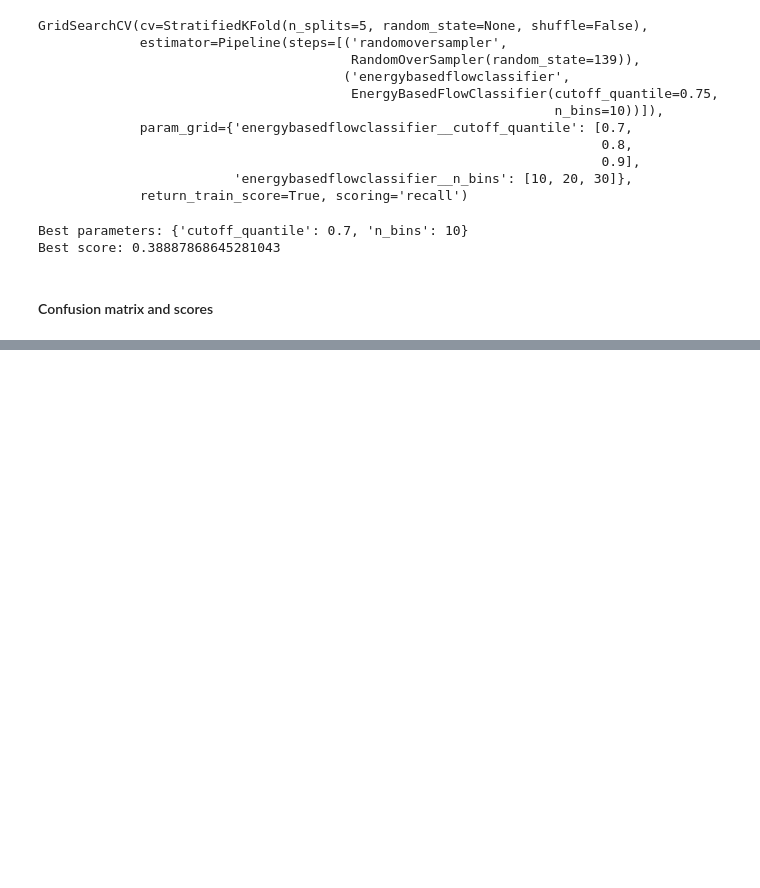
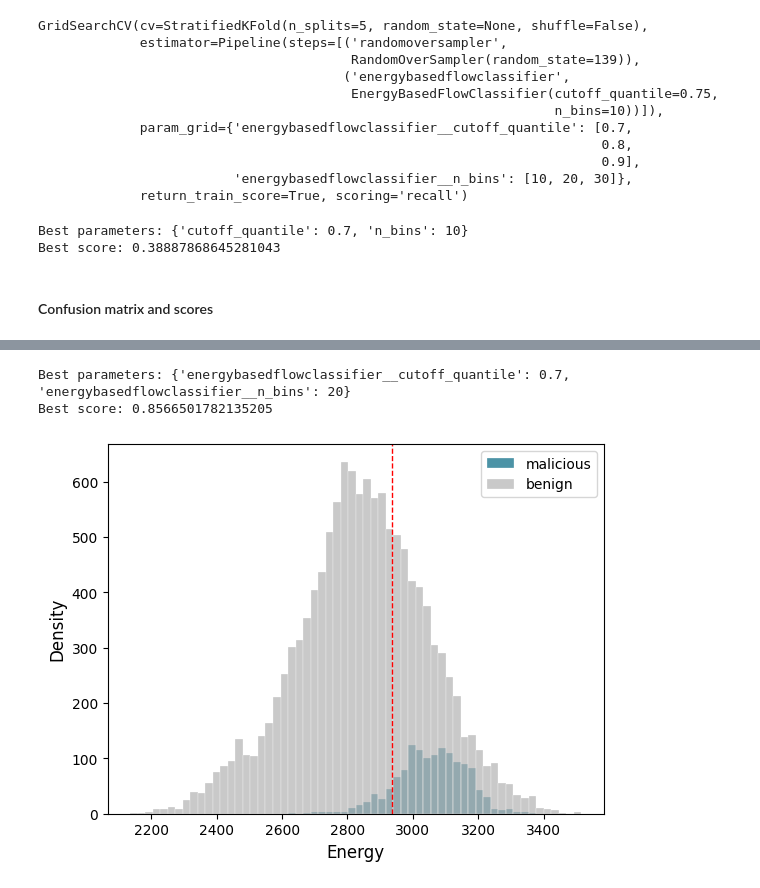
Before and after one commit to kevinsantana/PPCA-UnB-Dissertation, a Jupyter notebook: models/notebooks/efc_v2 copy.ipynb, the cells around one changed output, grey strips where cells are left out. Saved outputs shown, nothing was run; the diff lists cells and outputs as text; code cells hidden in the pictures; blank space fills up the shorter version.

```diff
--- a/models/notebooks/efc_v2 copy.ipynb
+++ b/models/notebooks/efc_v2 copy.ipynb
@@ -1165,0 +1428,7 @@ Average Cross Validation Recall score: 0.8553893545807292
+# %%
+new_params = {'energybasedflowclassifier__' + key: efc_params[key] for key in efc_params}
+# %%
+smote_efc = GridSearchCV(smote_pipeline, param_grid=new_params, cv=kf, scoring='recall',
+                        return_train_score=True)
+# %%
+smote_efc.fit(X_train, y_train)
@@ -1165,0 +1446,46 @@ Average Cross Validation Recall score: 0.8553893545807292
+# %%
+print('Best parameters:', smote_efc.best_params_)
+print('Best score:', smote_efc.best_score_)
+# %% [output]
+Best parameters: {'energybasedflowclassifier__cutoff_quantile': 0.7, 'energybasedflowclassifier__n_bins': 20}
+Best score: 0.8566501782135205
+# %%
+y_pred, y_energies = smote_efc.best_estimator_.named_steps['energybasedflowclassifier'].predict(X_test, return_energies=True)
+# %%
+# ploting energies
+benign = np.where(y_test == 0)[0]
+malicious = np.where(y_test == 1)[0]
+
+benign_energies = y_energies[benign]
+malicious_energies = y_energies[malicious]
+cutoff = smote_efc.best_estimator_.named_steps['energybasedflowclassifier'].estimators_[0].cutoff_
+
+bins = np.histogram(y_energies, bins=60)[1]
+
+plt.hist(
+    malicious_energies,
+    bins,
+    facecolor="#006680",
+    alpha=0.7,
+    ec="white",
+    linewidth=0.3,
+    label="malicious",
+)
+plt.hist(
+    benign_energies,
+    bins,
+    facecolor="#b3b3b3",
+    alpha=0.7,
+    ec="white",
+    linewidth=0.3,
+    label="benign",
+)
+plt.axvline(cutoff, color="r", linestyle="dashed", linewidth=1)
+plt.legend()
+
+plt.xlabel("Energy", fontsize=12)
+plt.ylabel("Density", fontsize=12)
+
+plt.savefig(f'{results_efc}/9_smote_with_grid_search_cv.png')
+# %% [output]
+[figure, added]
```
Also changed, not shown: parts of 109 cells of this notebook, 1 other file.
